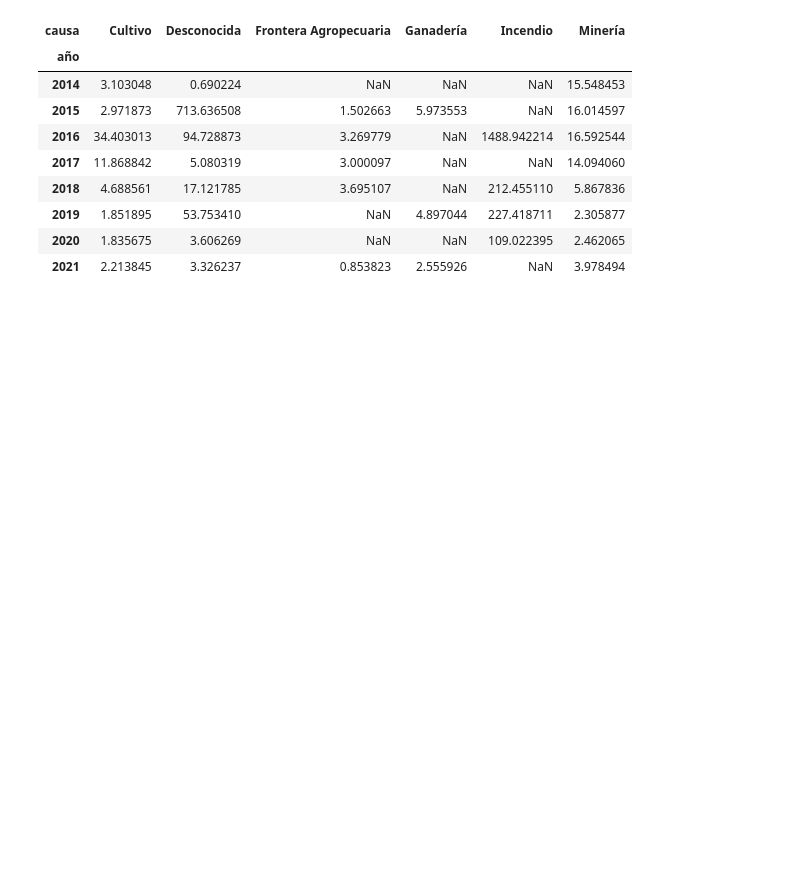
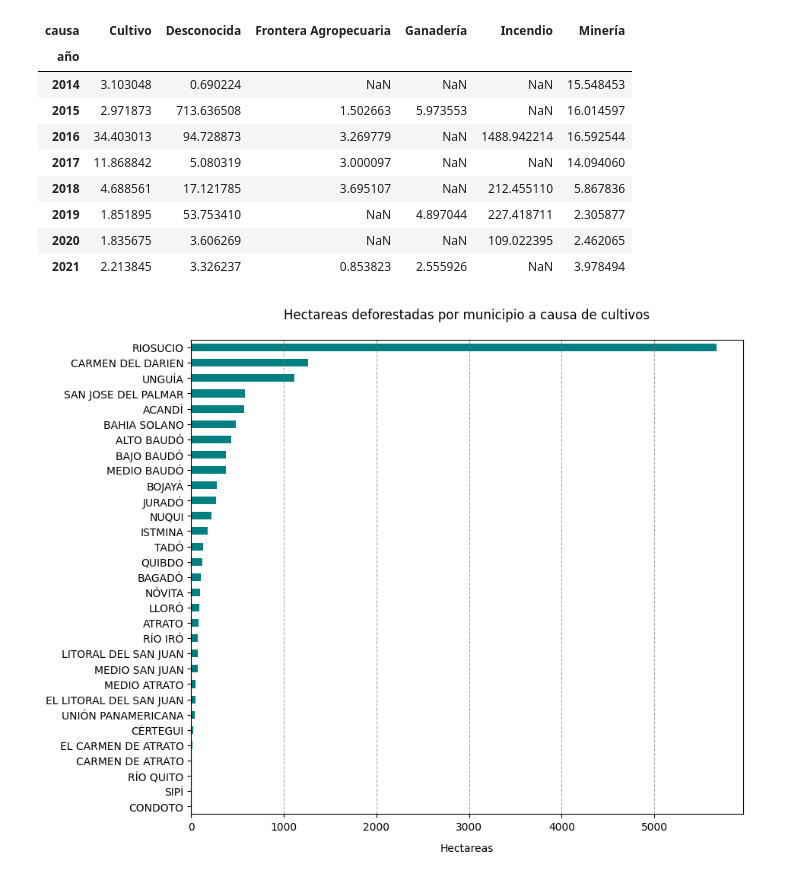
Before and after one commit to JohnQuintero08/deforestacion_choco, a Jupyter notebook: tratamiento_de_datos.ipynb, the cells around one changed output. Cells and saved outputs as stored; diff of their text form; code cells hidden in the pictures; blank space fills up the shorter version.

Commit message:
Arreglo de gráficos municipio y modificación Readme

```diff
--- a/tratamiento_de_datos.ipynb
+++ b/tratamiento_de_datos.ipynb
@@ -506,3 +558,13 @@ causas_pivot_mean
 | 2019 | 1.851895 | 53.753410 | NaN | 4.897044 | 227.418711 | 2.305877 |
 | 2020 | 1.835675 | 3.606269 | NaN | NaN | 109.022395 | 2.462065 |
 | 2021 | 2.213845 | 3.326237 | 0.853823 | 2.555926 | NaN | 3.978494 |
+# %%
+causas_pivot_municipio = df_deforestacion.query('causa in @seis_principales_causas.causa').pivot_table(columns='causa',
+                                                                                             index='municipio',
+                                                                                             values='area_ha',
+                                                                                             aggfunc='sum')
+suma_municipio_cultivo = causas_pivot_municipio['Cultivo'].dropna().sort_values()
+# %%
+grafica_barras_horizontal(suma_municipio_cultivo, './graficas/barras_municipio_cultivos.jpg','Hectareas', '', 'Hectareas deforestadas por municipio a causa de cultivos','teal',(10,8) )
+# %% [output]
+[figure, added]
```
Also changed, not shown: parts of 8 cells of this notebook, 3 other files.
